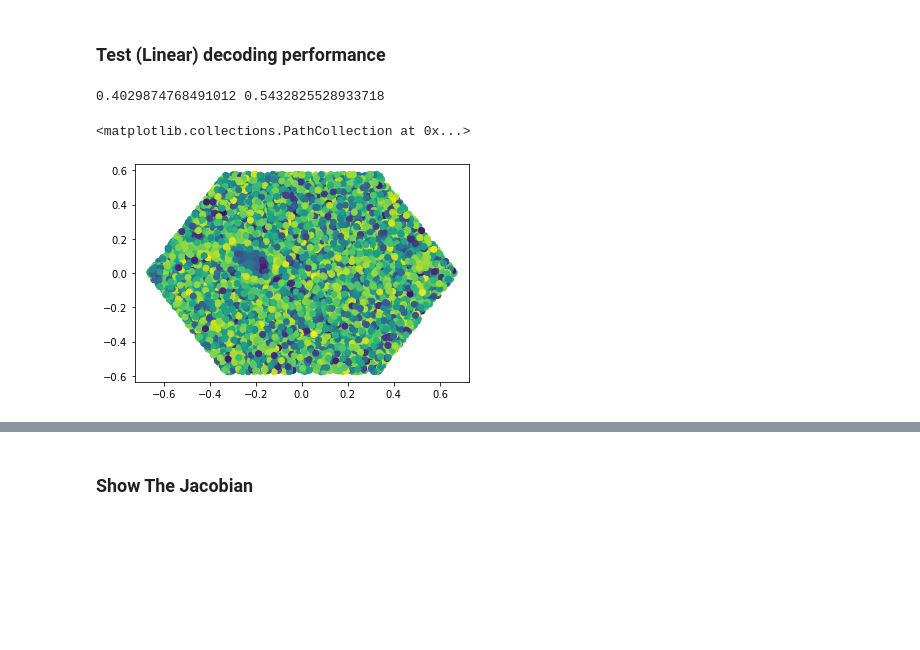
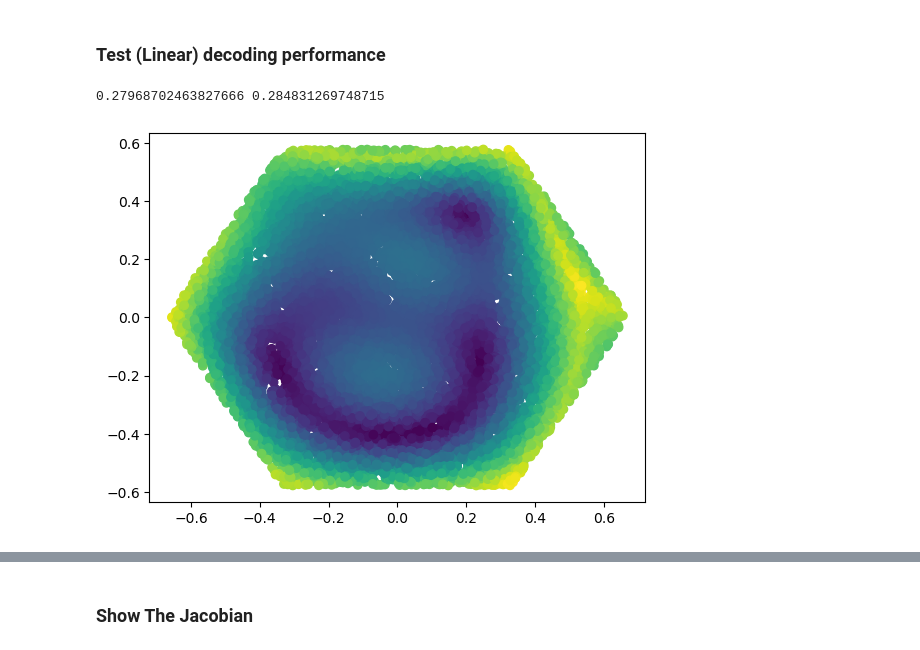
Before and after one commit to bioAI-Oslo/CI-grid-cells, a Jupyter notebook: protocol.ipynb, the cells around one changed output, grey strips where cells are left out. Drawn from its saved outputs; the diff is of its cells as text; code cells hidden in the pictures; blank space fills up the shorter version.

```diff
--- a/protocol.ipynb
+++ b/protocol.ipynb
@@ -4,6 +4,7 @@
 # %%
 import numpy as np
 import matplotlib.pyplot as plt
+plt.style.use("bioAI.mplstyle")
 import torch
 import tqdm
 import scipy
@@ -11,13 +12,12 @@ import umap
 from ripser import ripser
 from persim import plot_diagrams
 
-from utils import *
-from methods import *
-from models import *
-from plotting_functions import *
+from methods import Hexagon, HexagonalGCs, permutation_test
+from models import Similitude
+from plotting_functions import scatter3d
 # %%
 # load trained model
-model = torch.load('./saved-models/JV100')
+model = torch.load('./saved-models/Similitude2-14-dirac')
 
 # ---> OVERLOAD/PRUNE/ABLATE PHASES <---
 # random uniform
@@ -28,6 +28,11 @@ model = torch.load('./saved-models/JV100')
 #model.phases = torch.nn.Parameter(model.phases[mask])
 # ---
 
+if False:
+    # Overwrite Initial Phase Placements
+    start_phases = model.unit_cell.sample(4)
+    model.set_phases(start_phases)
+
 phases = model.phases.clone().detach().numpy()
 wrapped_phases = model.unit_cell.wrap(phases)
 # %%
@@ -56,19 +59,19 @@ plt.colorbar()
 def test_decoding(model,nsamples_space=10000):
     r = model.unit_cell.sample(nsamples_space)
     activity = model.forward(torch.tensor(r,dtype=torch.float32))
-    model.train_decoder(torch.tensor(r,dtype=torch.float32))
+    model.train_decoder(torch.tensor(r,dtype=torch.float32),bias=True)
     r_pred = model.decode(activity)
     r_pred = r_pred.detach().numpy()
     r_wrapped = model.unit_cell.wrap(r_pred)
-    return r, model.unit_cell.geodesic(r,r_wrapped), np.linalg.norm(r-r_wrapped,axis=-1)
+    return r, r_pred, model.unit_cell.geodesic(r,r_wrapped), np.linalg.norm(r-r_wrapped,axis=-1)
 # %%
-r, decoding_error, decoding_error_euclidean = test_decoding(model)
+r, r_pred, decoding_error, decoding_error_euclidean = test_decoding(model)
 print(np.mean(decoding_error), np.mean(decoding_error_euclidean))
-plt.scatter(*r.T,c=decoding_error)
+sc = plt.scatter(*r.T,c=decoding_error)
+#plt.colorbar(sc)
 # %% [output]
-0.4029874768491012 0.5432825528933718
+0.27968702463827666 0.284831269748715
-<matplotlib.collections.PathCollection at 0x...>
-[figure, old version]
+[figure, new version]
 # %%
 hist2d = scipy.stats.binned_statistic_2d(*r.T,decoding_error,bins=32).statistic
 plt.imshow(hist2d.T,origin='lower')
```
Also changed, not shown: parts of 19 cells of this notebook, 7 other files.
